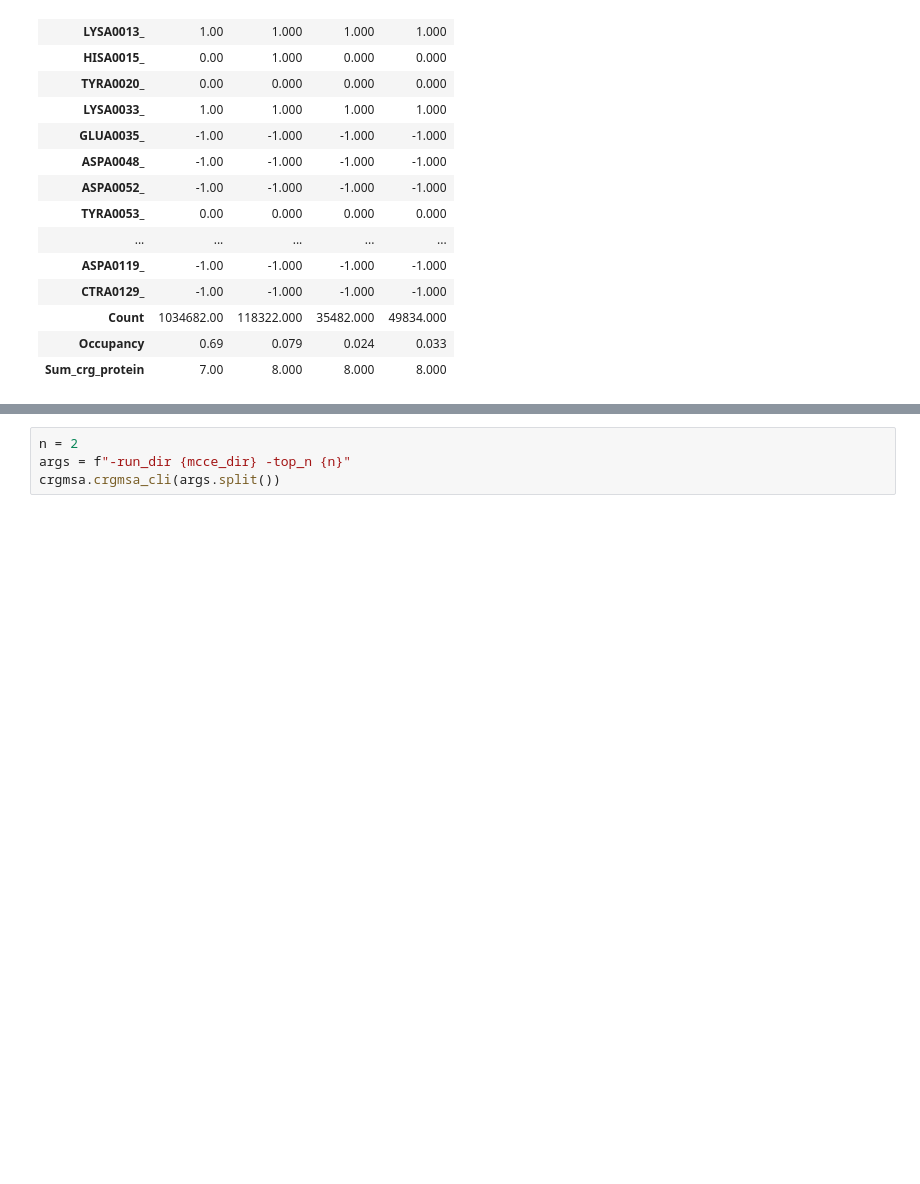
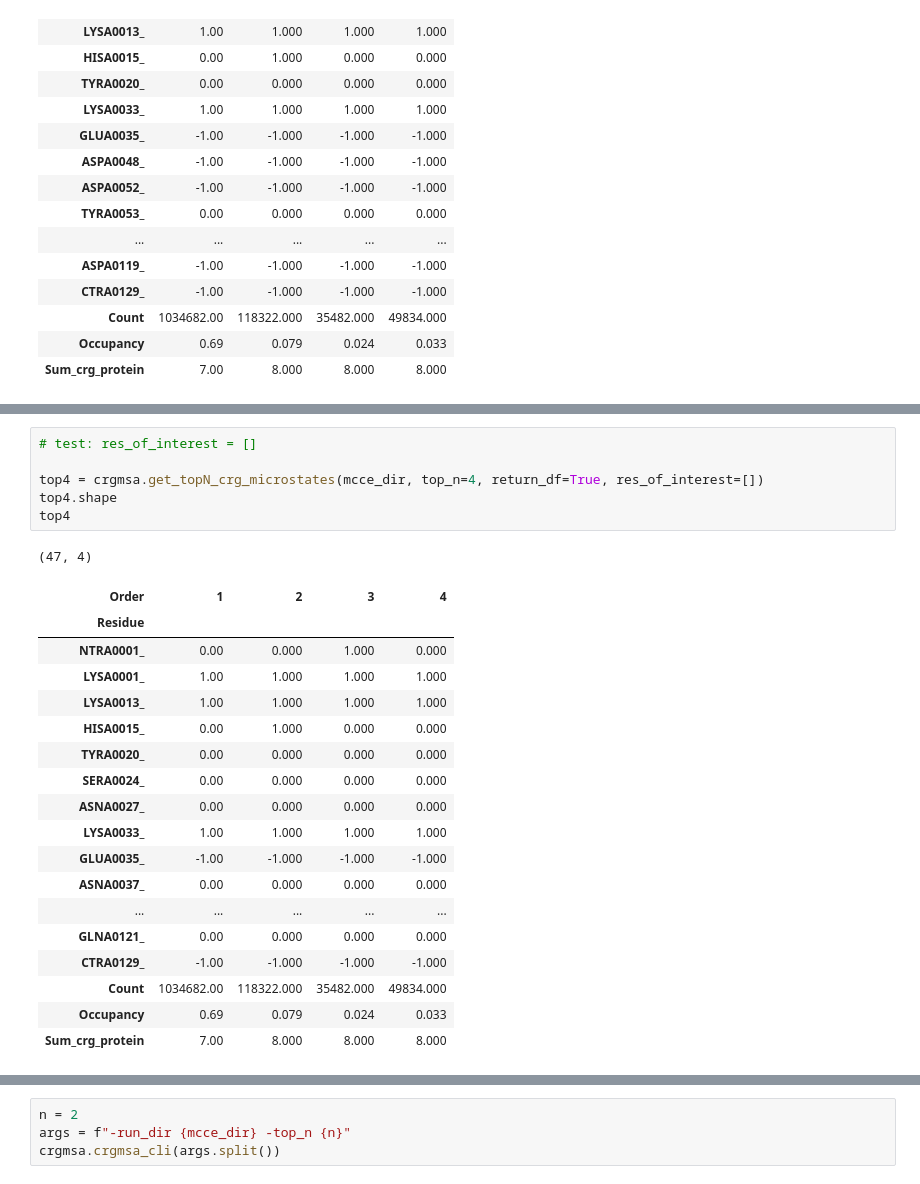
Before and after one commit to GunnerLab/MCCE_crgms, a Jupyter notebook: notebooks/charge_ms.ipynb, the cells around one changed output, grey strips where cells are left out. Cells and saved outputs as stored; diff of their text form; blank space fills up the shorter version.

```diff
--- a/notebooks/charge_ms.ipynb
+++ b/notebooks/charge_ms.ipynb
@@ -115,0 +116,26 @@ crgmsa.crg_msa_with_correlation(mcce_dir)
+# %%
+# test: res_of_interest = []
+
+top4 = crgmsa.get_topN_crg_microstates(mcce_dir, top_n=4, return_df=True, res_of_interest=[])
+top4.shape
+top4
+# %% [output]
+(47, 4)
+| Order | 1 | 2 | 3 | 4 |
+| Residue |  |  |  |  |
+| NTRA0001_ | 0.00 | 0.000 | 1.000 | 0.000 |
+| LYSA0001_ | 1.00 | 1.000 | 1.000 | 1.000 |
+| LYSA0013_ | 1.00 | 1.000 | 1.000 | 1.000 |
+| HISA0015_ | 0.00 | 1.000 | 0.000 | 0.000 |
+| TYRA0020_ | 0.00 | 0.000 | 0.000 | 0.000 |
+| SERA0024_ | 0.00 | 0.000 | 0.000 | 0.000 |
+| ASNA0027_ | 0.00 | 0.000 | 0.000 | 0.000 |
+| LYSA0033_ | 1.00 | 1.000 | 1.000 | 1.000 |
+| GLUA0035_ | -1.00 | -1.000 | -1.000 | -1.000 |
+| ASNA0037_ | 0.00 | 0.000 | 0.000 | 0.000 |
+| ... | ... | ... | ... | ... |
+| GLNA0121_ | 0.00 | 0.000 | 0.000 | 0.000 |
+| CTRA0129_ | -1.00 | -1.000 | -1.000 | -1.000 |
+| Count | 1034682.00 | 118322.000 | 35482.000 | 49834.000 |
+| Occupancy | 0.69 | 0.079 | 0.024 | 0.033 |
+| Sum_crg_protein | 7.00 | 8.000 | 8.000 | 8.000 |
```
Also changed, not shown: parts of 14 cells of this notebook, 8 other files.
